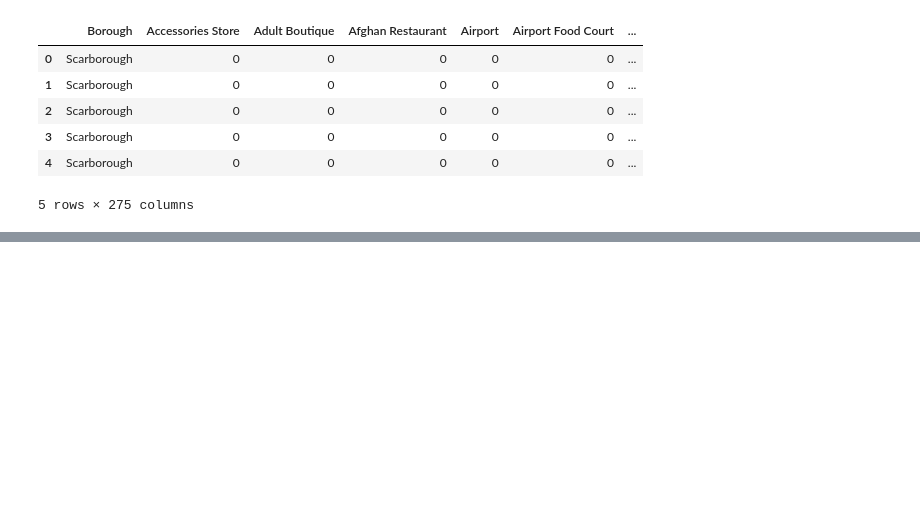
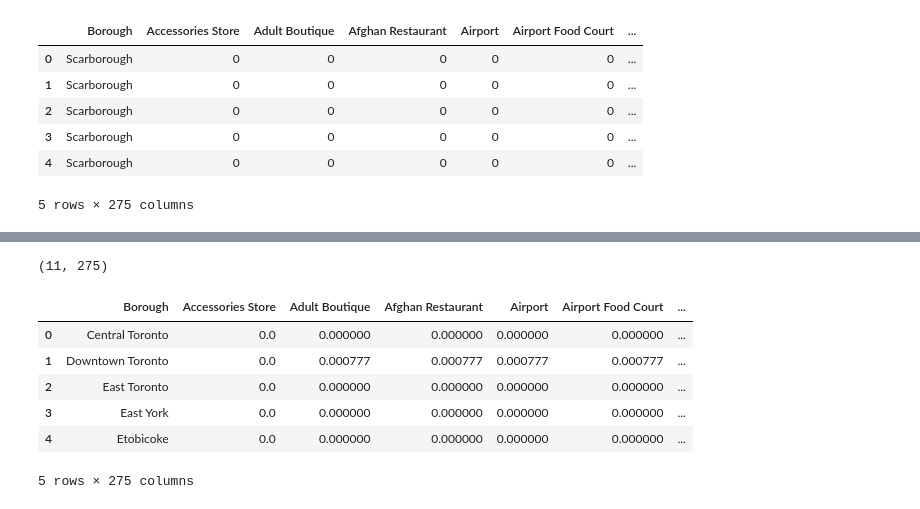
Before and after one commit to poph2/Applied-Data-Science-Capstone, a Jupyter notebook: Capstone Project 2 - Geocode Clusters.ipynb, the cells around one changed output, grey strips where cells are left out. Drawn from its saved outputs; the diff is of its cells as text; code cells hidden in the pictures; blank space fills up the shorter version.

```diff
--- a/Capstone Project 2 - Geocode Clusters.ipynb
+++ b/Capstone Project 2 - Geocode Clusters.ipynb
@@ -238,3 +235,15 @@ grouped.shape
+# %%
+print(grouped.shape)
+grouped.head()
+# %% [output]
+(11, 275)
+|  | Borough | Accessories Store | Adult Boutique | Afghan Restaurant | Airport | Airport Food Court | ... |
+| 0 | Central Toronto | 0.0 | 0.000000 | 0.000000 | 0.000000 | 0.000000 | ... |
+| 1 | Downtown Toronto | 0.0 | 0.000777 | 0.000777 | 0.000777 | 0.000777 | ... |
+| 2 | East Toronto | 0.0 | 0.000000 | 0.000000 | 0.000000 | 0.000000 | ... |
+| 3 | East York | 0.0 | 0.000000 | 0.000000 | 0.000000 | 0.000000 | ... |
+| 4 | Etobicoke | 0.0 | 0.000000 | 0.000000 | 0.000000 | 0.000000 | ... |
+5 rows × 275 columns
 # %%
 num_top_venues = 5
 
```
Also changed, not shown: parts of 15 cells of this notebook, 8 other files.
